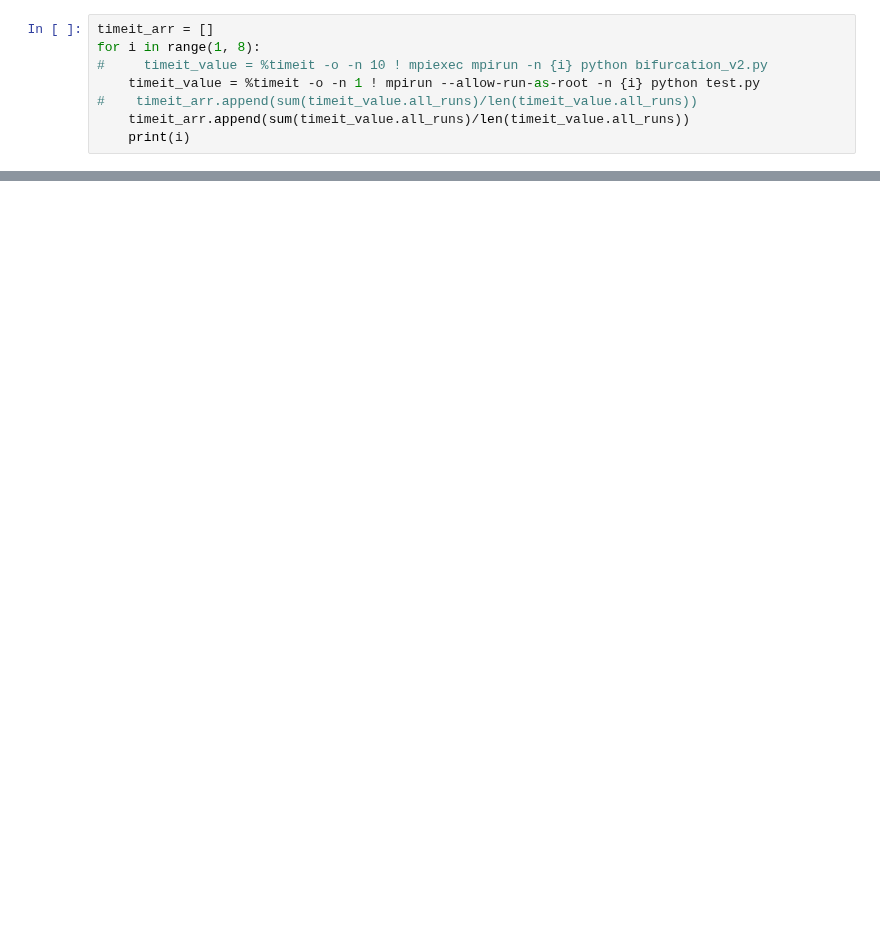
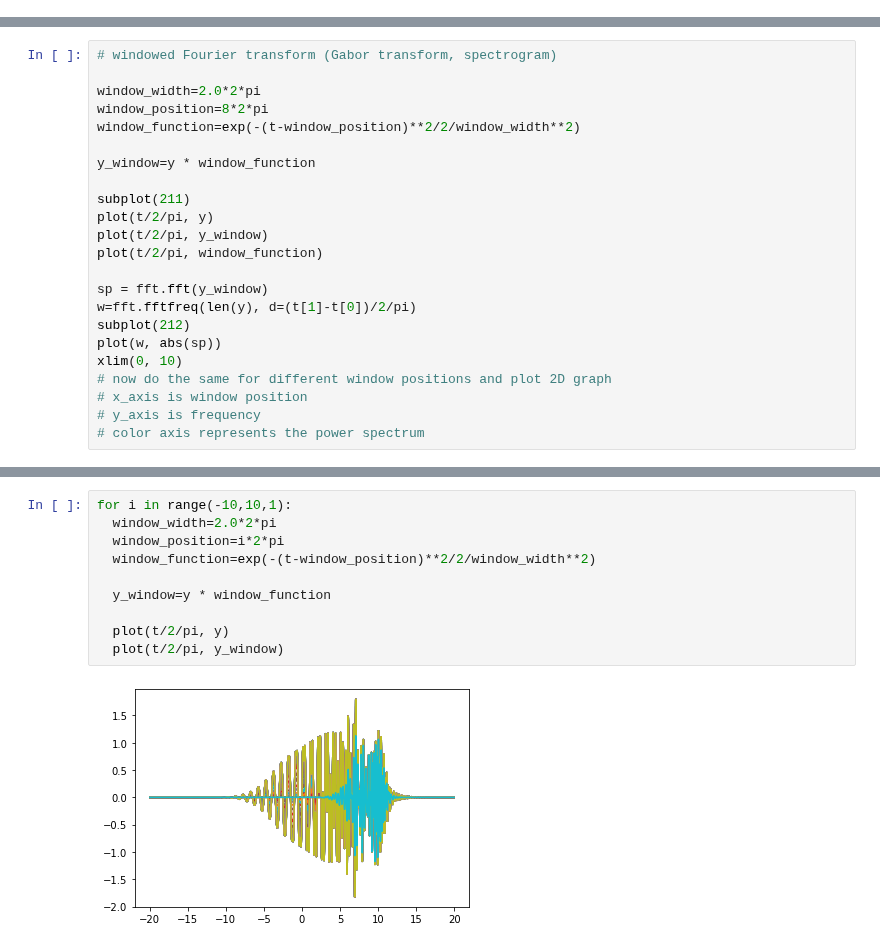
Before and after one commit to AnnyshkaF/High-Performance-Lab, a Jupyter notebook: task_5.ipynb, the cells around one changed output, grey strips where cells are left out. Drawn from its saved outputs; the diff is of its cells as text; blank space fills up the shorter version.

```diff
--- a/task_5.ipynb
+++ b/task_5.ipynb
@@ -196,8 +2,0 @@ the job to be terminated. The first process to do so was:
-# %%
-timeit_arr = []
-for i in range(1, 8):
-#     timeit_value = %timeit -o -n 10 ! mpiexec mpirun -n {i} python bifurcation_v2.py
-    timeit_value = %timeit -o -n 1 ! mpirun --allow-run-as-root -n {i} python test.py
-#    timeit_arr.append(sum(timeit_value.all_runs)/len(timeit_value.all_runs))
-    timeit_arr.append(sum(timeit_value.all_runs)/len(timeit_value.all_runs))
-    print(i)
@@ -274,0 +35,23 @@ master: [2]
+# %%
+# windowed Fourier transform (Gabor transform, spectrogram)
+
+window_width=2.0*2*pi
+window_position=8*2*pi
+window_function=exp(-(t-window_position)**2/2/window_width**2)
+
+y_window=y * window_function
+
+subplot(211)
+plot(t/2/pi, y)
+plot(t/2/pi, y_window)
+plot(t/2/pi, window_function)
+
+sp = fft.fft(y_window)
+w=fft.fftfreq(len(y), d=(t[1]-t[0])/2/pi)
+subplot(212)
+plot(w, abs(sp))
+xlim(0, 10)
+# now do the same for different window positions and plot 2D graph
+# x_axis is window position
+# y_axis is frequency
+# color axis represents the power spectrum
@@ -274,0 +61,12 @@ master: [2]
+# %%
+for i in range(-10,10,1):
+  window_width=2.0*2*pi
+  window_position=i*2*pi
+  window_function=exp(-(t-window_position)**2/2/window_width**2)
+
+  y_window=y * window_function
+
+  plot(t/2/pi, y)
+  plot(t/2/pi, y_window)
+# %% [output]
+[figure, added]
```
Also changed, not shown: parts of 23 cells of this notebook.
